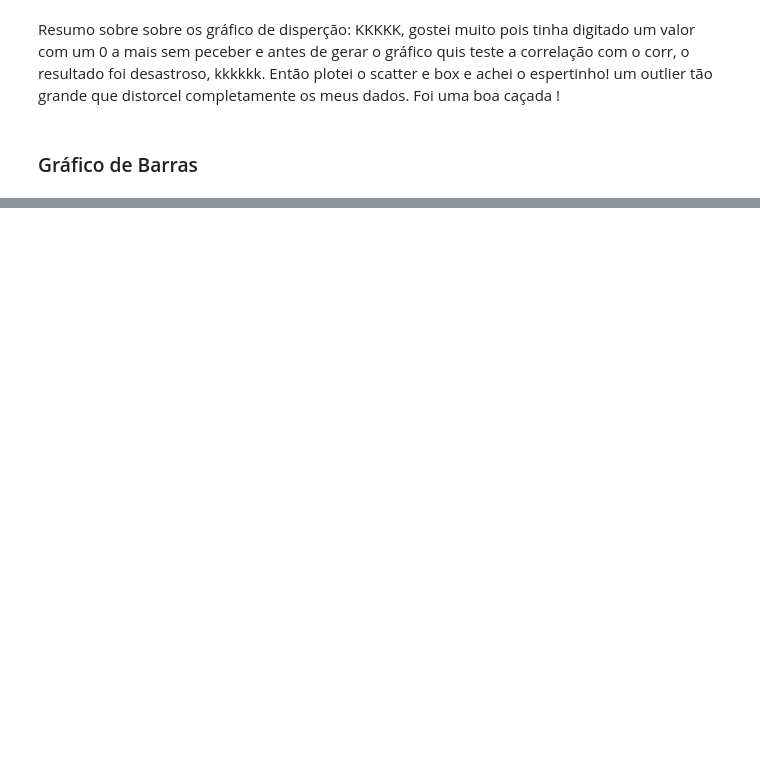
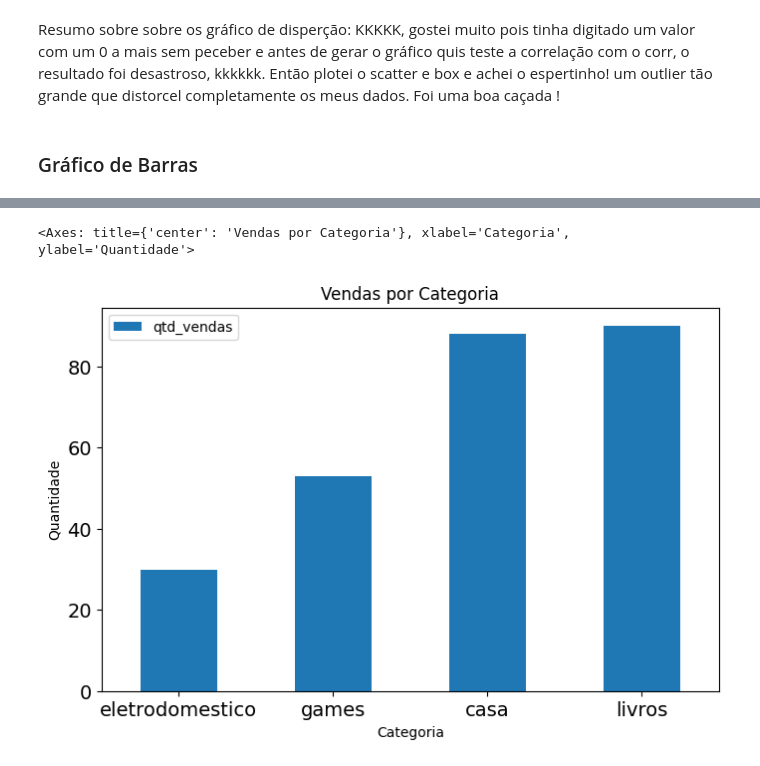
Before and after one commit to Carlos-Eduardo-Ribeiro/Aprimorando_Analise_de_Dados_Python, a Jupyter notebook: pandas/aulas/estatistica/estatistica.ipynb, the cells around one changed output, grey strips where cells are left out. Drawn from its saved outputs; the diff is of its cells as text; code cells hidden in the pictures; blank space fills up the shorter version.

```diff
--- a/pandas/aulas/estatistica/estatistica.ipynb
+++ b/pandas/aulas/estatistica/estatistica.ipynb
@@ -267,3 +267,11 @@ df2.plot.scatter(x='idade', y='salario')
 Resumo sobre sobre os gráfico de disperção: KKKKK, gostei muito pois tinha digitado um valor com um 0 a mais sem peceber e antes de gerar o gráfico quis teste a correlação com o corr, o resultado foi desastroso, kkkkkk. Então plotei o scatter e box e achei o espertinho! um outlier tão grande que distorcel completamente os meus dados. Foi uma boa caçada !
 # %% [markdown]
 ### Gráfico de Barras
+# %%
+dic_vendas = {
+    "categoria" : ["eletrodomestico", "games", "livros", "casa"],
+    "valor" : [7000, 3000, 2000, 5499],
+    "qtd_vendas" : [30, 53, 90, 88]
+}
+# %%
+df_vendas = pd.DataFrame(dic_vendas)
@@ -269,0 +293,8 @@ Resumo sobre sobre os gráfico de disperção: KKKKK, gostei muito pois tinha di
+# %%
+df_vendas.sort_values("qtd_vendas", inplace=True, ascending= True)
+# %%
+# Fazendo em uma função única
+df_vendas.plot.bar(title = "Vendas por Categoria", y="qtd_vendas", x="categoria", xlabel = "Categoria", ylabel = "Quantidade", figsize = (8,5), rot = 0, fontsize = 14)
+# %% [output]
+<Axes: title={'center': 'Vendas por Categoria'}, xlabel='Categoria', ylabel='Quantidade'>
+[figure, added]
```
Also changed, not shown: parts of 14 cells of this notebook, 4 other files.
